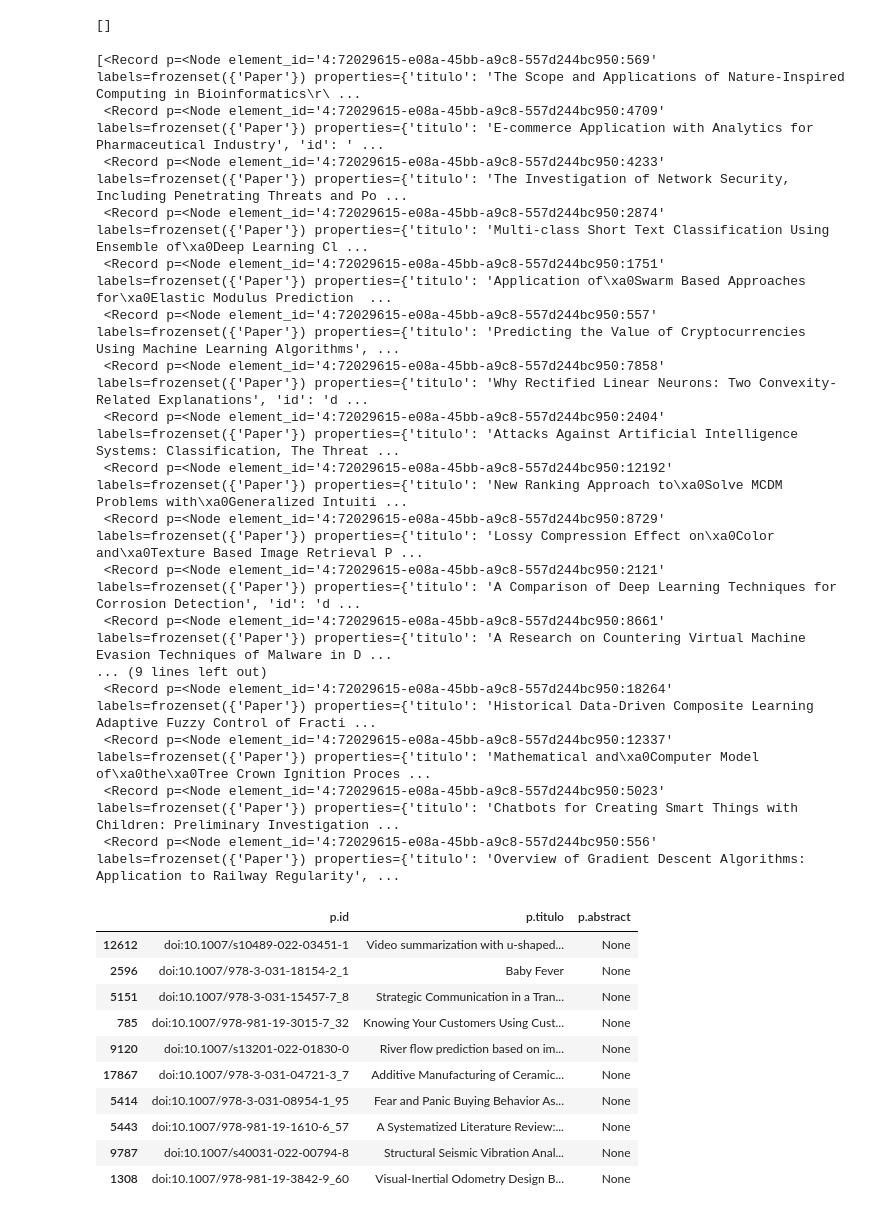
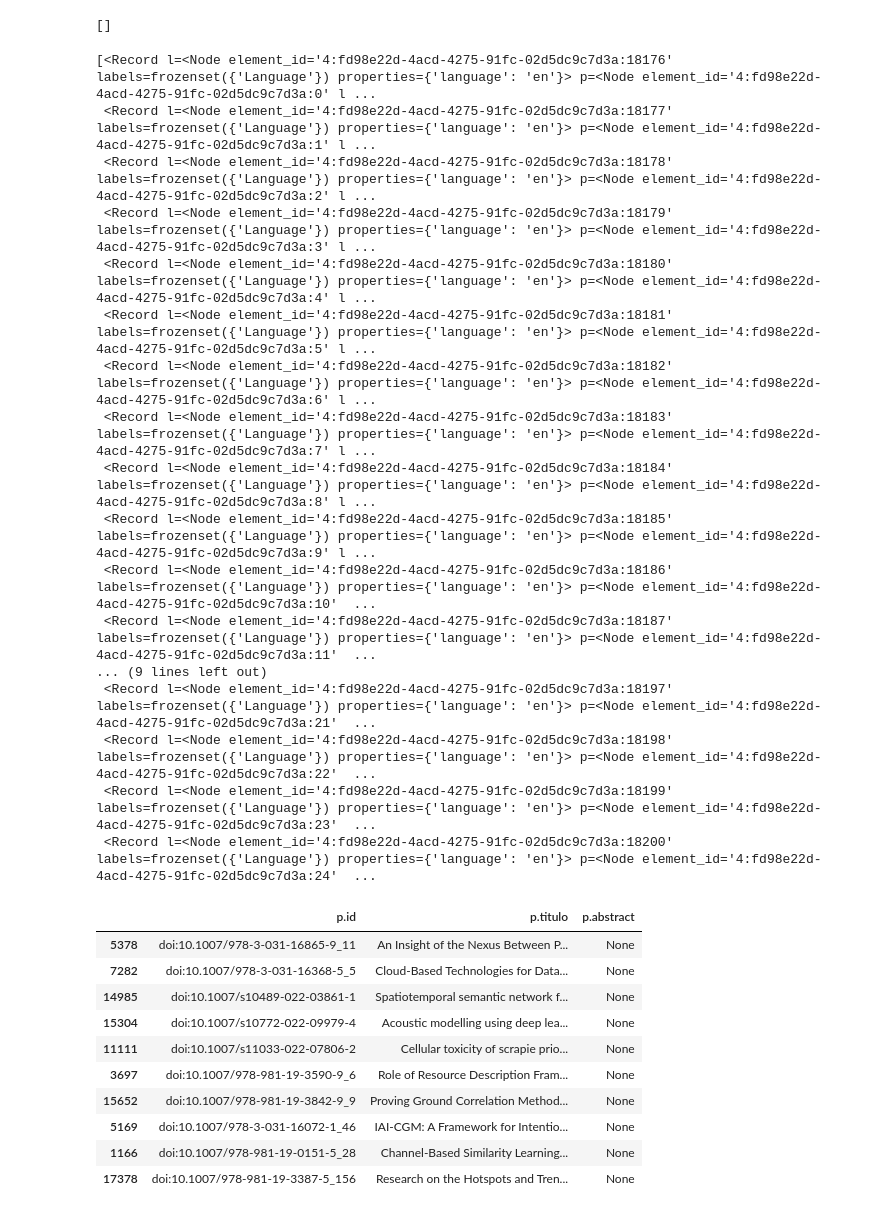
Before and after one commit to GuilleGR99/UEM-Analytics-G22-3, a Jupyter notebook: BBDD-Grafos/BBDD-grafos.ipynb, the cells around one changed output. Cells and saved outputs as stored; diff of their text form; code cells hidden in the pictures.

Commit message:
Nodo idioma añadido y relacion con papers

```diff
--- a/BBDD-Grafos/BBDD-grafos.ipynb
+++ b/BBDD-Grafos/BBDD-grafos.ipynb
@@ -99,46 +177,46 @@ conn.query(query, db='neo4j2')
 []
 # %%
 query = '''
-MATCH (p:Paper)-[r:IN_CATEGORY]->(c:Category)
-RETURN p,c LIMIT 25
+MATCH (p:Paper)-[r:IN_LANGUAGE]->(l:Language)
+RETURN l,p LIMIT 25
 '''
-conn.query(query, db='neo4j2')
+conn.query(query, db='neo4j')
 # %% [output]
-[<Record p=<Node element_id='4:72029615-e08a-45bb-a9c8-557d244bc950:569' labels=frozenset({'Paper'}) properties={'titulo': 'The Scope and Applications of Nature-Inspired Computing in Bioinformatics\r\ ...
- <Record p=<Node element_id='4:72029615-e08a-45bb-a9c8-557d244bc950:4709' labels=frozenset({'Paper'}) properties={'titulo': 'E-commerce Application with Analytics for Pharmaceutical Industry', 'id': ' ...
- <Record p=<Node element_id='4:72029615-e08a-45bb-a9c8-557d244bc950:4233' labels=frozenset({'Paper'}) properties={'titulo': 'The Investigation of Network Security, Including Penetrating Threats and Po ...
- <Record p=<Node element_id='4:72029615-e08a-45bb-a9c8-557d244bc950:2874' labels=frozenset({'Paper'}) properties={'titulo': 'Multi-class Short Text Classification Using Ensemble of\xa0Deep Learning Cl ...
- <Record p=<Node element_id='4:72029615-e08a-45bb-a9c8-557d244bc950:1751' labels=frozenset({'Paper'}) properties={'titulo': 'Application of\xa0Swarm Based Approaches for\xa0Elastic Modulus Prediction  ...
- <Record p=<Node element_id='4:72029615-e08a-45bb-a9c8-557d244bc950:557' labels=frozenset({'Paper'}) properties={'titulo': 'Predicting the Value of Cryptocurrencies Using Machine Learning Algorithms', ...
- <Record p=<Node element_id='4:72029615-e08a-45bb-a9c8-557d244bc950:7858' labels=frozenset({'Paper'}) properties={'titulo': 'Why Rectified Linear Neurons: Two Convexity-Related Explanations', 'id': 'd ...
- <Record p=<Node element_id='4:72029615-e08a-45bb-a9c8-557d244bc950:2404' labels=frozenset({'Paper'}) properties={'titulo': 'Attacks Against Artificial Intelligence Systems: Classification, The Threat ...
- <Record p=<Node element_id='4:72029615-e08a-45bb-a9c8-557d244bc950:12192' labels=frozenset({'Paper'}) properties={'titulo': 'New Ranking Approach to\xa0Solve MCDM Problems with\xa0Generalized Intuiti ...
- <Record p=<Node element_id='4:72029615-e08a-45bb-a9c8-557d244bc950:8729' labels=frozenset({'Paper'}) properties={'titulo': 'Lossy Compression Effect on\xa0Color and\xa0Texture Based Image Retrieval P ...
- <Record p=<Node element_id='4:72029615-e08a-45bb-a9c8-557d244bc950:2121' labels=frozenset({'Paper'}) properties={'titulo': 'A Comparison of Deep Learning Techniques for Corrosion Detection', 'id': 'd ...
- <Record p=<Node element_id='4:72029615-e08a-45bb-a9c8-557d244bc950:8661' labels=frozenset({'Paper'}) properties={'titulo': 'A Research on Countering Virtual Machine Evasion Techniques of Malware in D ...
+[<Record l=<Node element_id='4:fd98e22d-4acd-4275-91fc-02d5dc9c7d3a:18176' labels=frozenset({'Language'}) properties={'language': 'en'}> p=<Node element_id='4:fd98e22d-4acd-4275-91fc-02d5dc9c7d3a:0' l ...
+ <Record l=<Node element_id='4:fd98e22d-4acd-4275-91fc-02d5dc9c7d3a:18177' labels=frozenset({'Language'}) properties={'language': 'en'}> p=<Node element_id='4:fd98e22d-4acd-4275-91fc-02d5dc9c7d3a:1' l ...
+ <Record l=<Node element_id='4:fd98e22d-4acd-4275-91fc-02d5dc9c7d3a:18178' labels=frozenset({'Language'}) properties={'language': 'en'}> p=<Node element_id='4:fd98e22d-4acd-4275-91fc-02d5dc9c7d3a:2' l ...
+ <Record l=<Node element_id='4:fd98e22d-4acd-4275-91fc-02d5dc9c7d3a:18179' labels=frozenset({'Language'}) properties={'language': 'en'}> p=<Node element_id='4:fd98e22d-4acd-4275-91fc-02d5dc9c7d3a:3' l ...
+ <Record l=<Node element_id='4:fd98e22d-4acd-4275-91fc-02d5dc9c7d3a:18180' labels=frozenset({'Language'}) properties={'language': 'en'}> p=<Node element_id='4:fd98e22d-4acd-4275-91fc-02d5dc9c7d3a:4' l ...
+ <Record l=<Node element_id='4:fd98e22d-4acd-4275-91fc-02d5dc9c7d3a:18181' labels=frozenset({'Language'}) properties={'language': 'en'}> p=<Node element_id='4:fd98e22d-4acd-4275-91fc-02d5dc9c7d3a:5' l ...
+ <Record l=<Node element_id='4:fd98e22d-4acd-4275-91fc-02d5dc9c7d3a:18182' labels=frozenset({'Language'}) properties={'language': 'en'}> p=<Node element_id='4:fd98e22d-4acd-4275-91fc-02d5dc9c7d3a:6' l ...
+ <Record l=<Node element_id='4:fd98e22d-4acd-4275-91fc-02d5dc9c7d3a:18183' labels=frozenset({'Language'}) properties={'language': 'en'}> p=<Node element_id='4:fd98e22d-4acd-4275-91fc-02d5dc9c7d3a:7' l ...
+ <Record l=<Node element_id='4:fd98e22d-4acd-4275-91fc-02d5dc9c7d3a:18184' labels=frozenset({'Language'}) properties={'language': 'en'}> p=<Node element_id='4:fd98e22d-4acd-4275-91fc-02d5dc9c7d3a:8' l ...
+ <Record l=<Node element_id='4:fd98e22d-4acd-4275-91fc-02d5dc9c7d3a:18185' labels=frozenset({'Language'}) properties={'language': 'en'}> p=<Node element_id='4:fd98e22d-4acd-4275-91fc-02d5dc9c7d3a:9' l ...
+ <Record l=<Node element_id='4:fd98e22d-4acd-4275-91fc-02d5dc9c7d3a:18186' labels=frozenset({'Language'}) properties={'language': 'en'}> p=<Node element_id='4:fd98e22d-4acd-4275-91fc-02d5dc9c7d3a:10'  ...
+ <Record l=<Node element_id='4:fd98e22d-4acd-4275-91fc-02d5dc9c7d3a:18187' labels=frozenset({'Language'}) properties={'language': 'en'}> p=<Node element_id='4:fd98e22d-4acd-4275-91fc-02d5dc9c7d3a:11'  ...
 ... (9 lines left out)
- <Record p=<Node element_id='4:72029615-e08a-45bb-a9c8-557d244bc950:18264' labels=frozenset({'Paper'}) properties={'titulo': 'Historical Data-Driven Composite Learning Adaptive Fuzzy Control of Fracti ...
- <Record p=<Node element_id='4:72029615-e08a-45bb-a9c8-557d244bc950:12337' labels=frozenset({'Paper'}) properties={'titulo': 'Mathematical and\xa0Computer Model of\xa0the\xa0Tree Crown Ignition Proces ...
- <Record p=<Node element_id='4:72029615-e08a-45bb-a9c8-557d244bc950:5023' labels=frozenset({'Paper'}) properties={'titulo': 'Chatbots for Creating Smart Things with Children: Preliminary Investigation ...
- <Record p=<Node element_id='4:72029615-e08a-45bb-a9c8-557d244bc950:556' labels=frozenset({'Paper'}) properties={'titulo': 'Overview of Gradient Descent Algorithms: Application to Railway Regularity', ...
+ <Record l=<Node element_id='4:fd98e22d-4acd-4275-91fc-02d5dc9c7d3a:18197' labels=frozenset({'Language'}) properties={'language': 'en'}> p=<Node element_id='4:fd98e22d-4acd-4275-91fc-02d5dc9c7d3a:21'  ...
+ <Record l=<Node element_id='4:fd98e22d-4acd-4275-91fc-02d5dc9c7d3a:18198' labels=frozenset({'Language'}) properties={'language': 'en'}> p=<Node element_id='4:fd98e22d-4acd-4275-91fc-02d5dc9c7d3a:22'  ...
+ <Record l=<Node element_id='4:fd98e22d-4acd-4275-91fc-02d5dc9c7d3a:18199' labels=frozenset({'Language'}) properties={'language': 'en'}> p=<Node element_id='4:fd98e22d-4acd-4275-91fc-02d5dc9c7d3a:23'  ...
+ <Record l=<Node element_id='4:fd98e22d-4acd-4275-91fc-02d5dc9c7d3a:18200' labels=frozenset({'Language'}) properties={'language': 'en'}> p=<Node element_id='4:fd98e22d-4acd-4275-91fc-02d5dc9c7d3a:24'  ...
 # %%
 from pandas import DataFrame
 
 query = '''
 MATCH (p:Paper)
 RETURN DISTINCT p.id, p.titulo, p.abstract
 '''
-dtf_data = DataFrame([dict(_) for _ in conn.query(query, db='neo4j2')])
+dtf_data = DataFrame([dict(_) for _ in conn.query(query, db='neo4j')])
 dtf_data.sample(10)
 # %% [output]
 |  | p.id | p.titulo | p.abstract |
-| 12612 | doi:10.1007/s10489-022-03451-1 | Video summarization with u-shaped... | None |
-| 2596 | doi:10.1007/978-3-031-18154-2_1 | Baby Fever | None |
-| 5151 | doi:10.1007/978-3-031-15457-7_8 | Strategic Communication in a Tran... | None |
-| 785 | doi:10.1007/978-981-19-3015-7_32 | Knowing Your Customers Using Cust... | None |
-| 9120 | doi:10.1007/s13201-022-01830-0 | River flow prediction based on im... | None |
-| 17867 | doi:10.1007/978-3-031-04721-3_7 | Additive Manufacturing of Ceramic... | None |
-| 5414 | doi:10.1007/978-3-031-08954-1_95 | Fear and Panic Buying Behavior As... | None |
-| 5443 | doi:10.1007/978-981-19-1610-6_57 | A Systematized Literature Review:... | None |
-| 9787 | doi:10.1007/s40031-022-00794-8 | Structural Seismic Vibration Anal... | None |
-| 1308 | doi:10.1007/978-981-19-3842-9_60 | Visual-Inertial Odometry Design B... | None |
+| 5378 | doi:10.1007/978-3-031-16865-9_11 | An Insight of the Nexus Between P... | None |
+| 7282 | doi:10.1007/978-3-031-16368-5_5 | Cloud-Based Technologies for Data... | None |
+| 14985 | doi:10.1007/s10489-022-03861-1 | Spatiotemporal semantic network f... | None |
+| 15304 | doi:10.1007/s10772-022-09979-4 | Acoustic modelling using deep lea... | None |
+| 11111 | doi:10.1007/s11033-022-07806-2 | Cellular toxicity of scrapie prio... | None |
+| 3697 | doi:10.1007/978-981-19-3590-9_6 | Role of Resource Description Fram... | None |
+| 15652 | doi:10.1007/978-981-19-3842-9_9 | Proving Ground Correlation Method... | None |
+| 5169 | doi:10.1007/978-3-031-16072-1_46 | IAI-CGM: A Framework for Intentio... | None |
+| 1166 | doi:10.1007/978-981-19-0151-5_28 | Channel-Based Similarity Learning... | None |
+| 17378 | doi:10.1007/978-981-19-3387-5_156 | Research on the Hotspots and Tren... | None |
```
Also changed, not shown: parts of 17 cells of this notebook.
